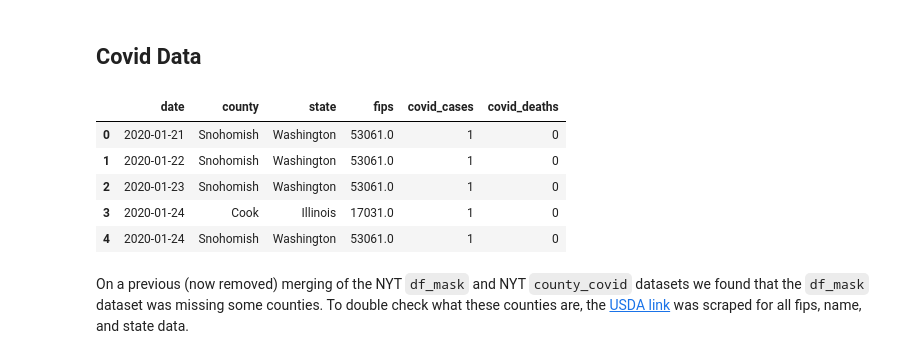
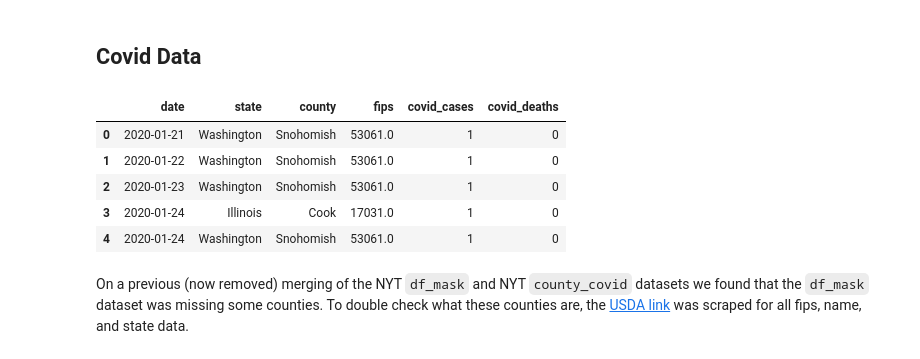
Before and after one commit to nytimes/covid-19-data, a Jupyter notebook: nyt_covid_clean_merge.ipynb, the cells around one changed output. Drawn from its saved outputs; the diff is of its cells as text; code cells hidden in the pictures.

Commit message:
fixed local dir references, renamed cols, rearranged cols, added timeseries to db

```diff
--- a/nyt_covid_clean_merge.ipynb
+++ b/nyt_covid_clean_merge.ipynb
@@ -74,14 +76,16 @@ county_covid = county_covid.astype({
 # %%
 # Rename columns
 county_covid.columns = ['date','county','state','fips','covid_cases','covid_deaths']
+# Rearrange columns
+county_covid = county_covid[['date','state','county','fips','covid_cases','covid_deaths']]
 county_covid.head()
 # %% [output]
-|  | date | county | state | fips | covid_cases | covid_deaths |
-| 0 | 2020-01-21 | Snohomish | Washington | 53061.0 | 1 | 0 |
-| 1 | 2020-01-22 | Snohomish | Washington | 53061.0 | 1 | 0 |
-| 2 | 2020-01-23 | Snohomish | Washington | 53061.0 | 1 | 0 |
-| 3 | 2020-01-24 | Cook | Illinois | 17031.0 | 1 | 0 |
-| 4 | 2020-01-24 | Snohomish | Washington | 53061.0 | 1 | 0 |
+|  | date | state | county | fips | covid_cases | covid_deaths |
+| 0 | 2020-01-21 | Washington | Snohomish | 53061.0 | 1 | 0 |
+| 1 | 2020-01-22 | Washington | Snohomish | 53061.0 | 1 | 0 |
+| 2 | 2020-01-23 | Washington | Snohomish | 53061.0 | 1 | 0 |
+| 3 | 2020-01-24 | Illinois | Cook | 17031.0 | 1 | 0 |
+| 4 | 2020-01-24 | Washington | Snohomish | 53061.0 | 1 | 0 |
 # %% [markdown]
 On a previous (now removed) merging of the NYT `df_mask` and NYT `county_covid` datasets we found that the `df_mask` dataset was missing some counties. To double check what these counties are, the [USDA link](https://www.nrcs.usda.gov/wps/portal/nrcs/detail/national/home/?cid=nrcs143_013697) was scraped for all fips, name, and state data.
 # %% [markdown]
```
Also changed, not shown: parts of 35 cells of this notebook, 2 other files.
